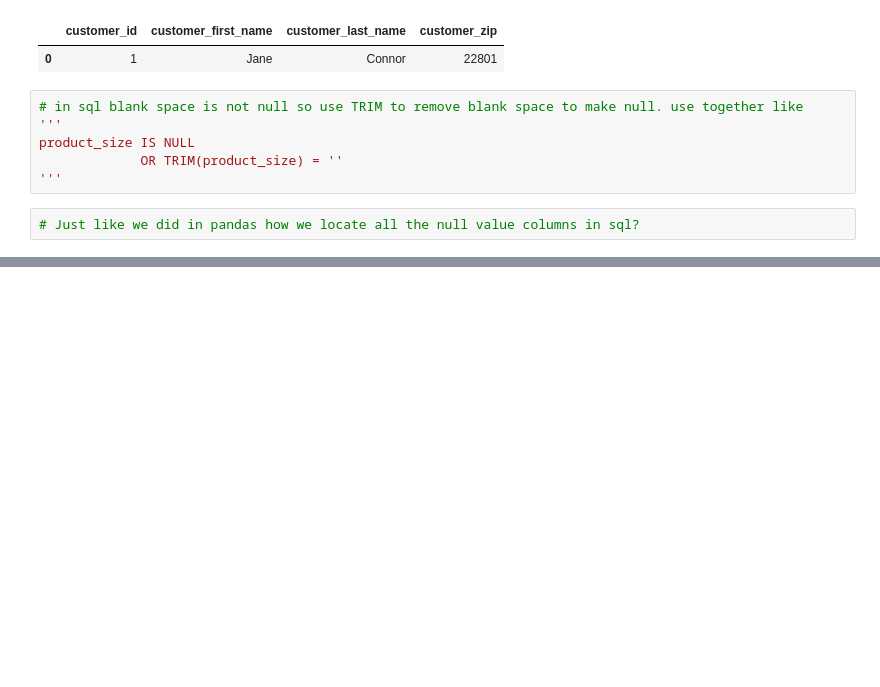
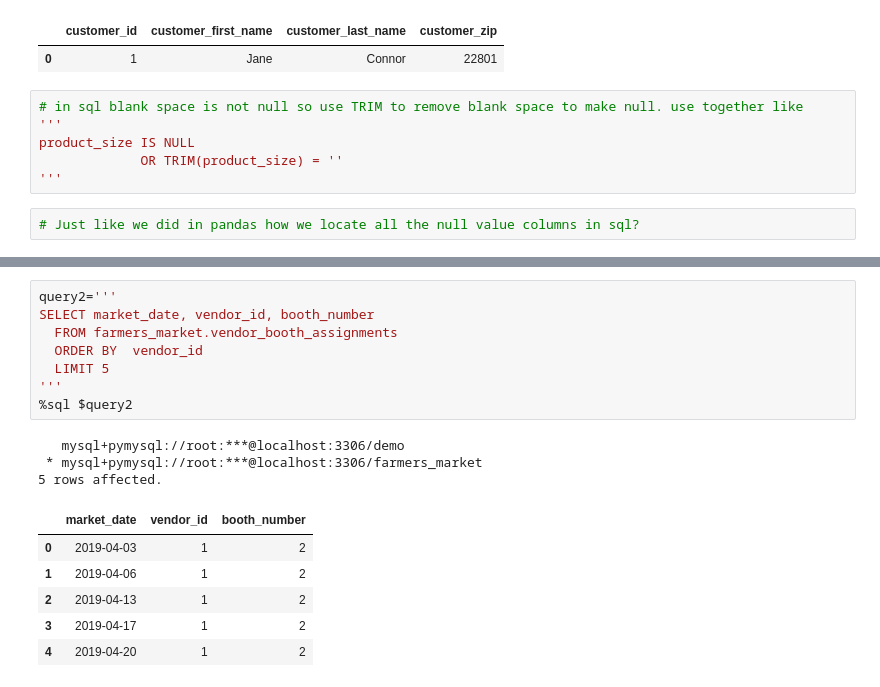
Before and after one commit to KunalNeon/SQL-For-Data-Scientist, a Jupyter notebook: sql.ipynb, the cells around one changed output, grey strips where cells are left out. Cells and saved outputs as stored; diff of their text form; blank space fills up the shorter version.

```diff
--- a/sql.ipynb
+++ b/sql.ipynb
@@ -590,0 +670,18 @@ product_size IS NULL
+# %%
+query2='''
+SELECT market_date, vendor_id, booth_number
+  FROM farmers_market.vendor_booth_assignments
+  ORDER BY  vendor_id
+  LIMIT 5
+'''
+%sql $query2
+# %% [output]
+   mysql+pymysql://root:***@localhost:3306/demo
+ * mysql+pymysql://root:***@localhost:3306/farmers_market
+5 rows affected.
+|  | market_date | vendor_id | booth_number |
+| 0 | 2019-04-03 | 1 | 2 |
+| 1 | 2019-04-06 | 1 | 2 |
+| 2 | 2019-04-13 | 1 | 2 |
+| 3 | 2019-04-17 | 1 | 2 |
+| 4 | 2019-04-20 | 1 | 2 |
```
Also changed, not shown: parts of 7 cells of this notebook.
